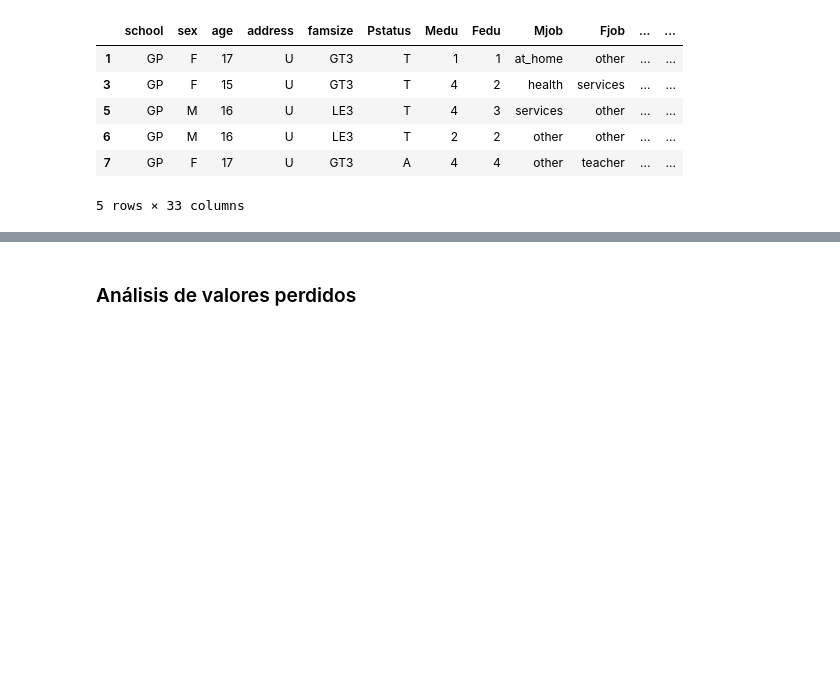
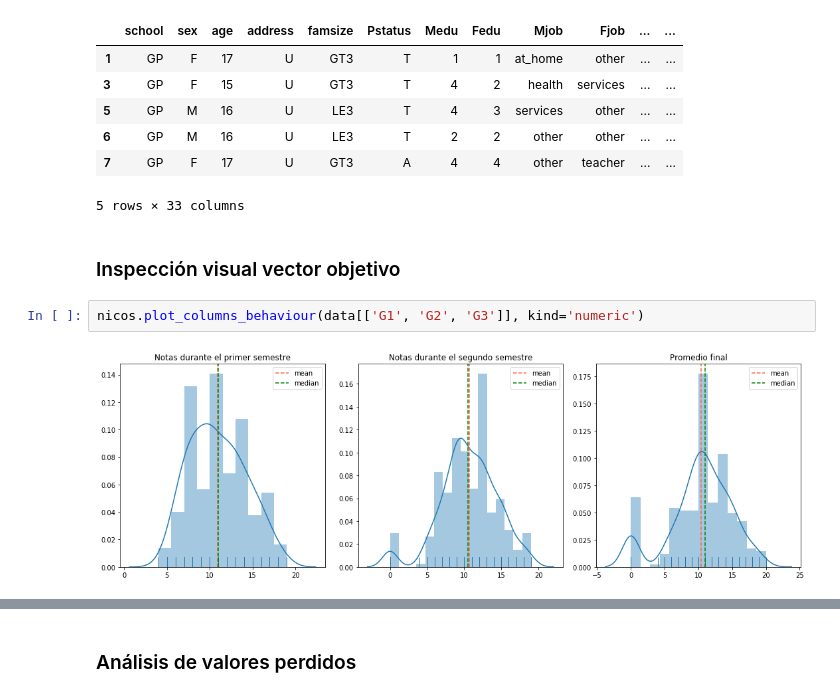
Before and after one commit to muZk/desafio-latam-ds-python, a Jupyter notebook: 02 - Fundamentos Data Science/prueba/Rendimiento escolar.ipynb, the cells around one changed output, grey strips where cells are left out. Saved outputs shown, nothing was run; the diff lists cells and outputs as text; blank space fills up the shorter version.

```diff
--- a/02 - Fundamentos Data Science/prueba/Rendimiento escolar.ipynb
+++ b/02 - Fundamentos Data Science/prueba/Rendimiento escolar.ipynb
@@ -263,3 +263,9 @@ data.head(5)
 | 6 | GP | M | 16 | U | LE3 | T | 2 | 2 | other | other | ... | ... |
 | 7 | GP | F | 17 | U | GT3 | A | 4 | 4 | other | teacher | ... | ... |
 5 rows × 33 columns
+# %% [markdown]
+### Inspección visual vector objetivo
+# %%
+nicos.plot_columns_behaviour(data[['G1', 'G2', 'G3']], kind='numeric')
+# %% [output]
+[figure, added]
```
Also changed, not shown: parts of 29 cells of this notebook, 1 other file.
